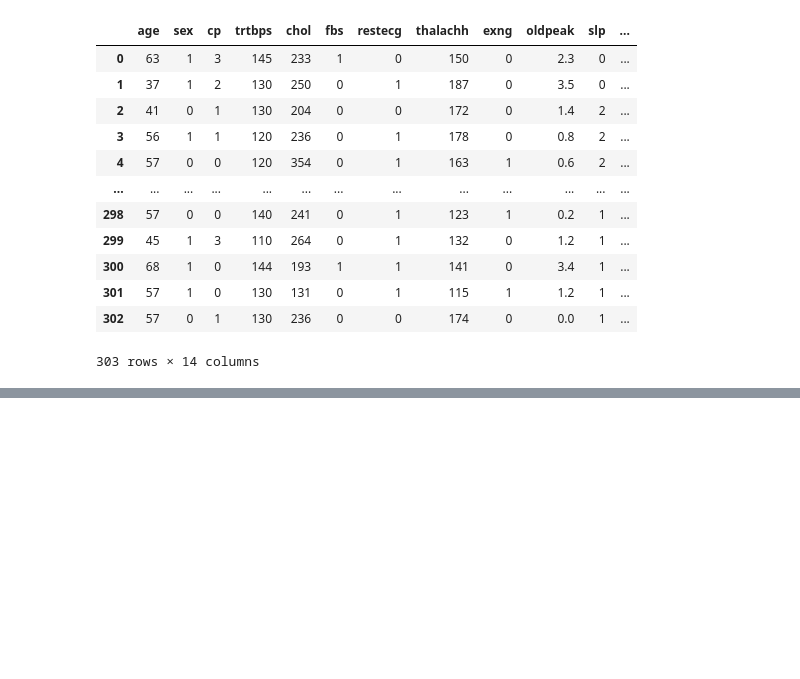
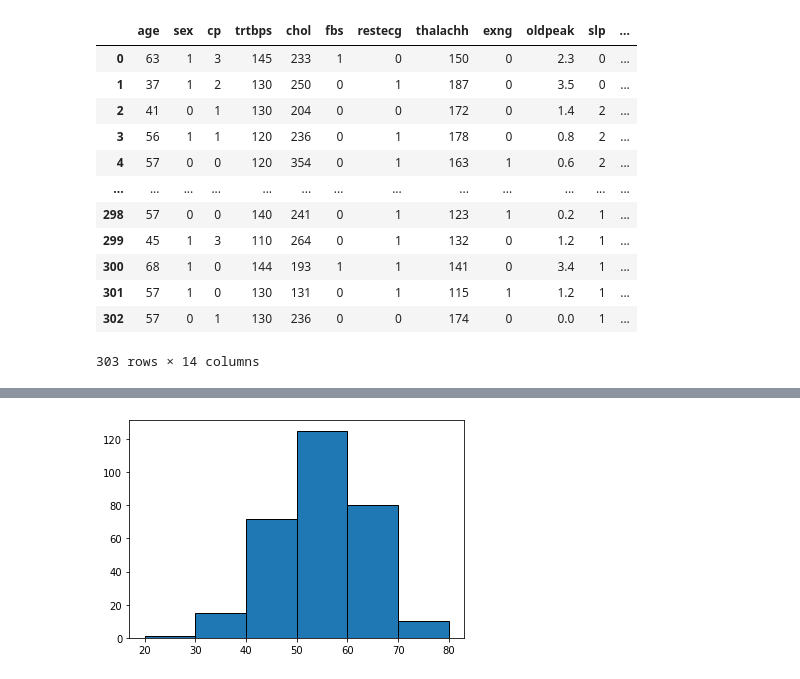
Before and after one commit to HelloMyNameIsGaspard/tutorialrepo1, a Jupyter notebook: heart.csv.ipynb, the cells around one changed output, grey strips where cells are left out. Saved outputs shown, nothing was run; the diff lists cells and outputs as text; code cells hidden in the pictures; blank space fills up the shorter version.

```diff
--- a/heart.csv.ipynb
+++ b/heart.csv.ipynb
@@ -398,0 +436,5 @@ heart
+# %%
+bins = [20, 30, 40, 50, 60, 70, 80]
+plt.hist(age, bins=bins, edgecolor='black');
+# %% [output]
+[figure, added]
```
Also changed, not shown: parts of 6 cells of this notebook.
